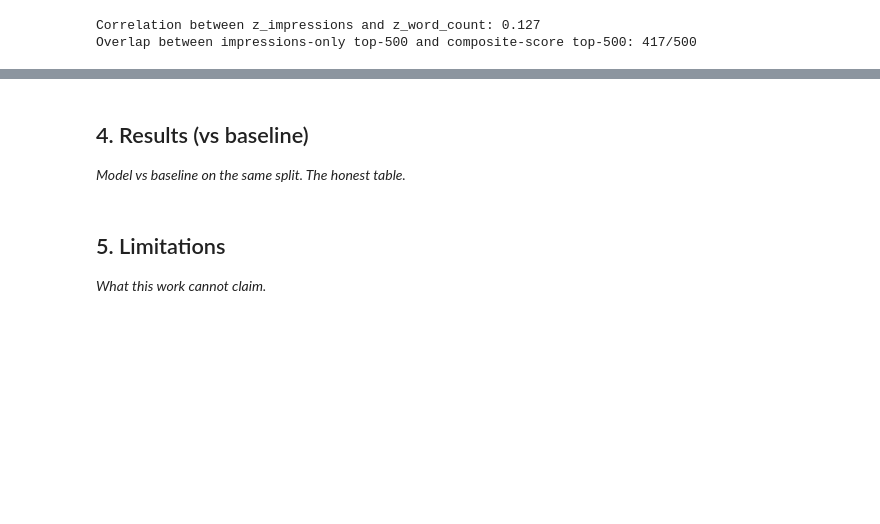
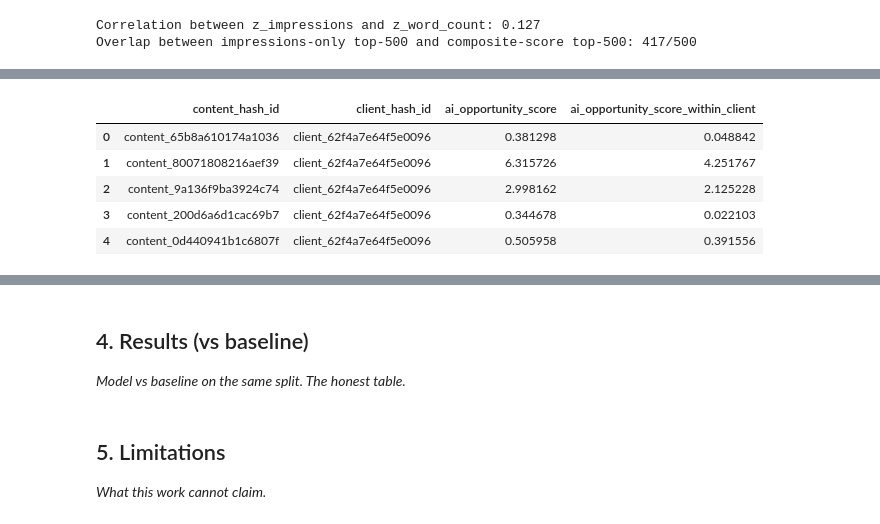
Before and after one commit to whozahm3d/flyrank-ml-internship, a Jupyter notebook: work/notebooks/capstone.ipynb, the cells around one changed output, grey strips where cells are left out. Drawn from its saved outputs; the diff is of its cells as text; code cells hidden in the pictures; blank space fills up the shorter version.

```diff
--- a/work/notebooks/capstone.ipynb
+++ b/work/notebooks/capstone.ipynb
@@ -509,0 +539,27 @@ Overlap between impressions-only top-500 and composite-score top-500: 417/500
+# %%
+# Within-client normalized score (ML-02 mitigation for client concentration)
+# z-score impressions and word_count WITHIN each client, not across the whole set —
+# so a client's own top articles rank highly regardless of that client's overall size/volume
+
+def zscore_within_client(df, col):
+    grouped = df.groupby("client_hash_id")[col]
+    mean = grouped.transform("mean")
+    std = grouped.transform("std")
+    return (df[col] - mean) / std
+
+features["z_impressions_within"] = zscore_within_client(features, "gsc_impressions_sum")
+features["z_word_count_within"] = zscore_within_client(features, "word_count")
+
+features["ai_opportunity_score_within_client"] = features[
+    ["z_impressions_within", "z_word_count_within"]
+].mean(axis=1, skipna=True)
+
+features[["content_hash_id", "client_hash_id", "ai_opportunity_score",
+          "ai_opportunity_score_within_client"]].head()
+# %% [output]
+|  | content_hash_id | client_hash_id | ai_opportunity_score | ai_opportunity_score_within_client |
+| 0 | content_65b8a610174a1036 | client_62f4a7e64f5e0096 | 0.381298 | 0.048842 |
+| 1 | content_80071808216aef39 | client_62f4a7e64f5e0096 | 6.315726 | 4.251767 |
+| 2 | content_9a136f9ba3924c74 | client_62f4a7e64f5e0096 | 2.998162 | 2.125228 |
+| 3 | content_200d6a6d1cac69b7 | client_62f4a7e64f5e0096 | 0.344678 | 0.022103 |
+| 4 | content_0d440941b1c6807f | client_62f4a7e64f5e0096 | 0.505958 | 0.391556 |
```
Also changed, not shown: parts of 9 cells of this notebook.
